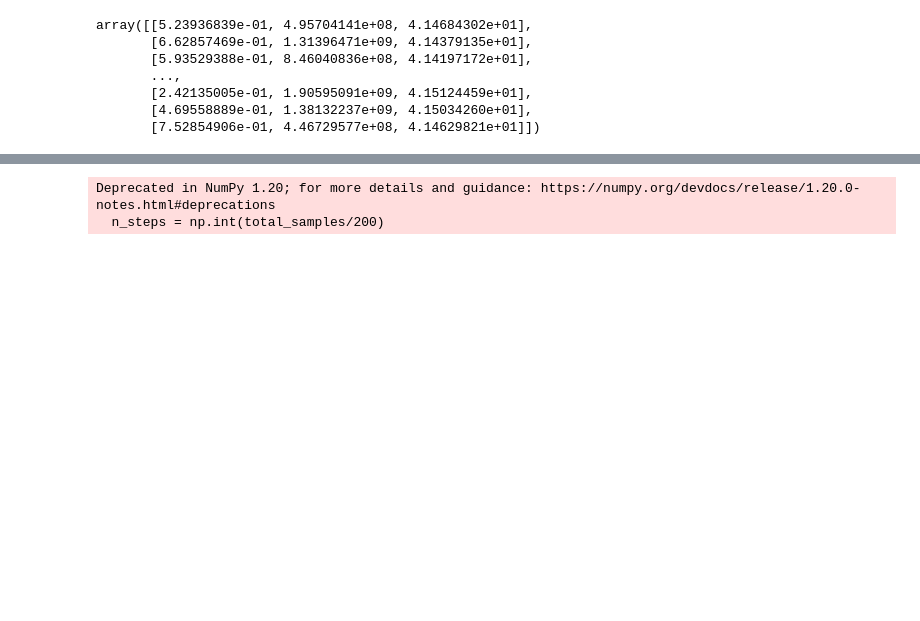
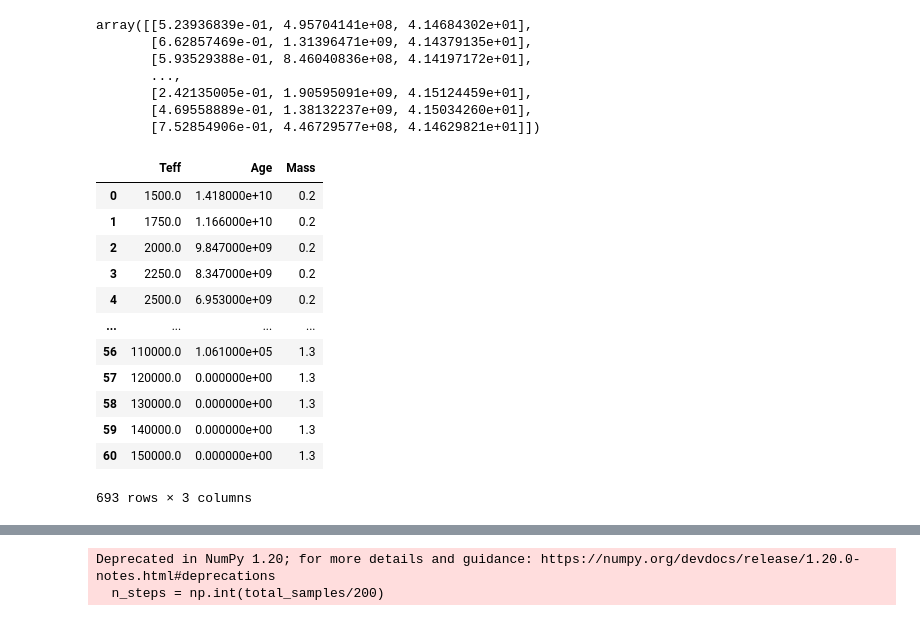
Before and after one commit to ziyyadali/COOLution, a Jupyter notebook: plots.ipynb, the cells around one changed output, grey strips where cells are left out. Drawn from its saved outputs; the diff is of its cells as text; code cells hidden in the pictures; blank space fills up the shorter version.

Commit message:
teff interp trial

```diff
--- a/plots.ipynb
+++ b/plots.ipynb
@@ -28,3 +28,23 @@ array([[5.23936839e-01, 4.95704141e+08, 4.14684302e+01],
        [2.42135005e-01, 1.90595091e+09, 4.15124459e+01],
        [4.69558889e-01, 1.38132237e+09, 4.15034260e+01],
        [7.52854906e-01, 4.46729577e+08, 4.14629821e+01]])
+# %%
+ages = flatchain[:,1]
+mass = flatchain[:,0]
+teff = np.empty_like(ages)
+mdf = maketable("WD", filters=["Teff"])
+mdf
+# %% [output]
+|  | Teff | Age | Mass |
+| 0 | 1500.0 | 1.418000e+10 | 0.2 |
+| 1 | 1750.0 | 1.166000e+10 | 0.2 |
+| 2 | 2000.0 | 9.847000e+09 | 0.2 |
+| 3 | 2250.0 | 8.347000e+09 | 0.2 |
+| 4 | 2500.0 | 6.953000e+09 | 0.2 |
+| ... | ... | ... | ... |
+| 56 | 110000.0 | 1.061000e+05 | 1.3 |
+| 57 | 120000.0 | 0.000000e+00 | 1.3 |
+| 58 | 130000.0 | 0.000000e+00 | 1.3 |
+| 59 | 140000.0 | 0.000000e+00 | 1.3 |
+| 60 | 150000.0 | 0.000000e+00 | 1.3 |
+693 rows × 3 columns
```
Also changed, not shown: parts of 4 cells of this notebook, 2 other files.
